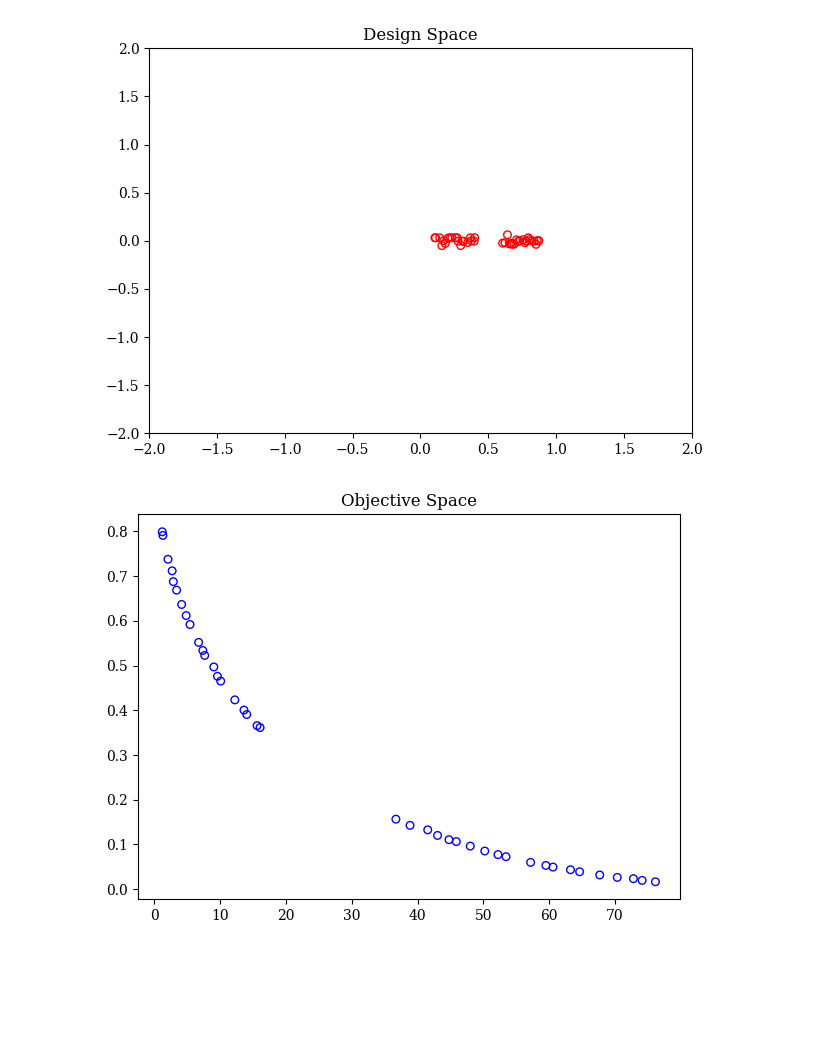
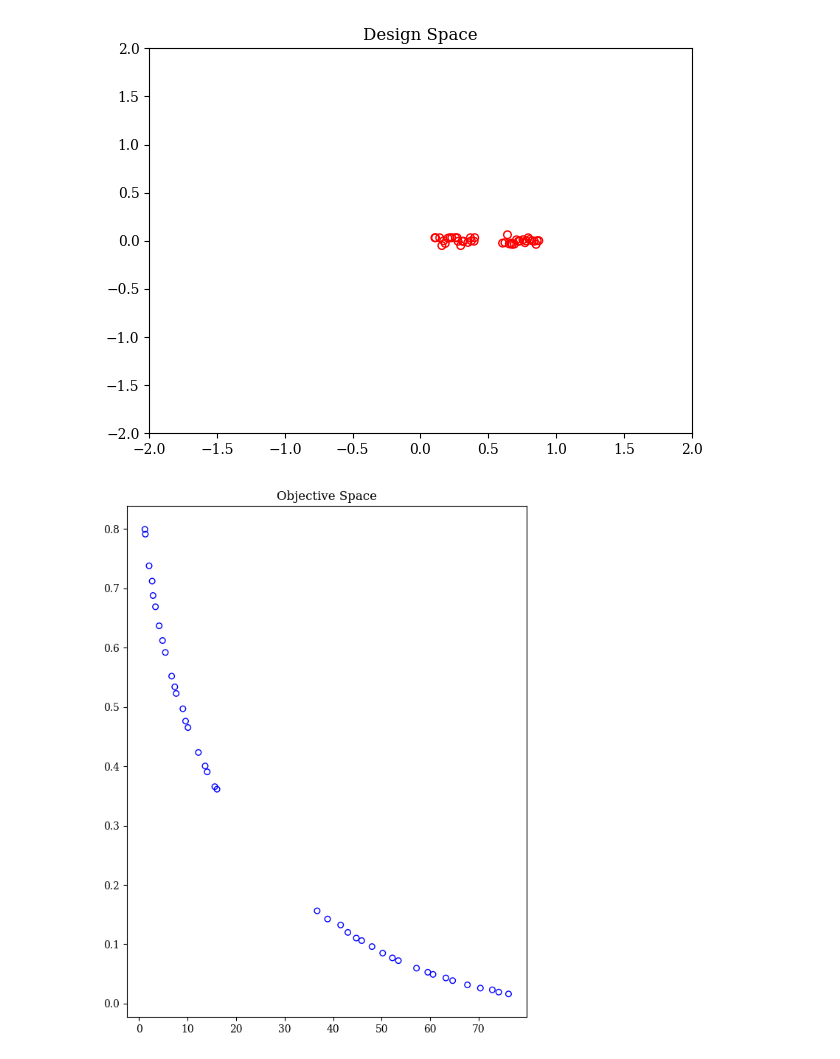
Before and after one commit to aditisinghxd/pymoo, a Jupyter notebook: Constrained Optimization.ipynb, the cells around one changed output. Cells and saved outputs as stored; diff of their text form; code cells hidden in the pictures; blank space fills up the shorter version.

```diff
--- a/Constrained Optimization.ipynb
+++ b/Constrained Optimization.ipynb
@@ -208,9 +208,9 @@ plt.show()
 # %% [output]
 [figure]
 # %%
-plt.figure(figsize=(7, 5))
+plt.figure(figsize=(7, 9))
 plt.scatter(F[:, 0], F[:, 1], s=30, facecolors='none', edgecolors='blue')
 plt.title("Objective Space")
 plt.show()
 # %% [output]
-[figure, old version]
+[figure, new version]
```
